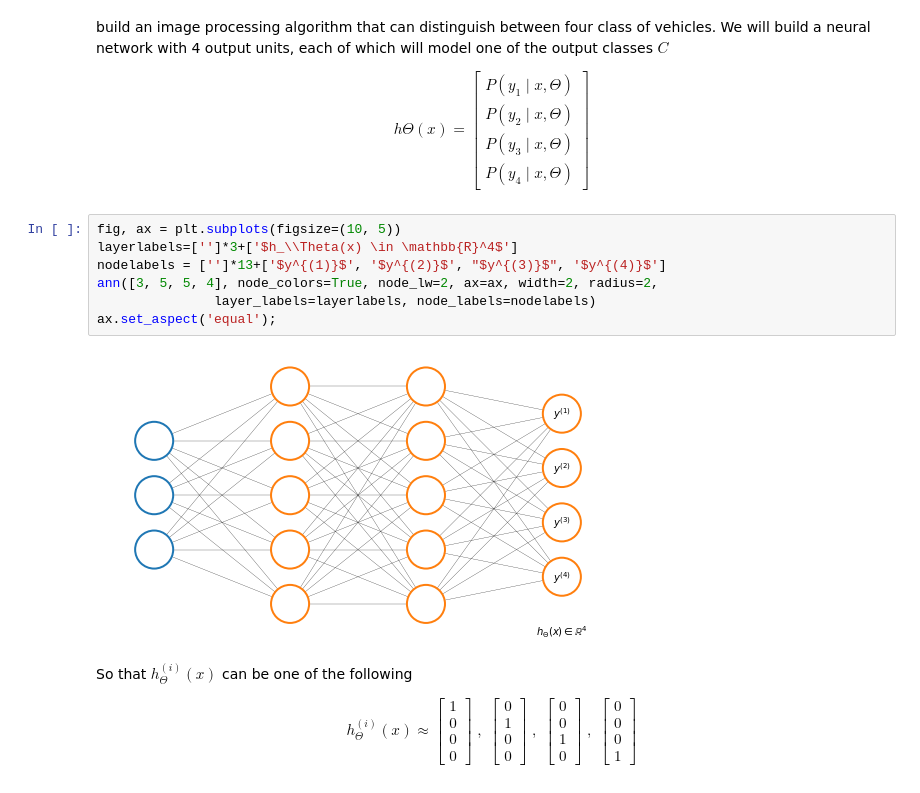
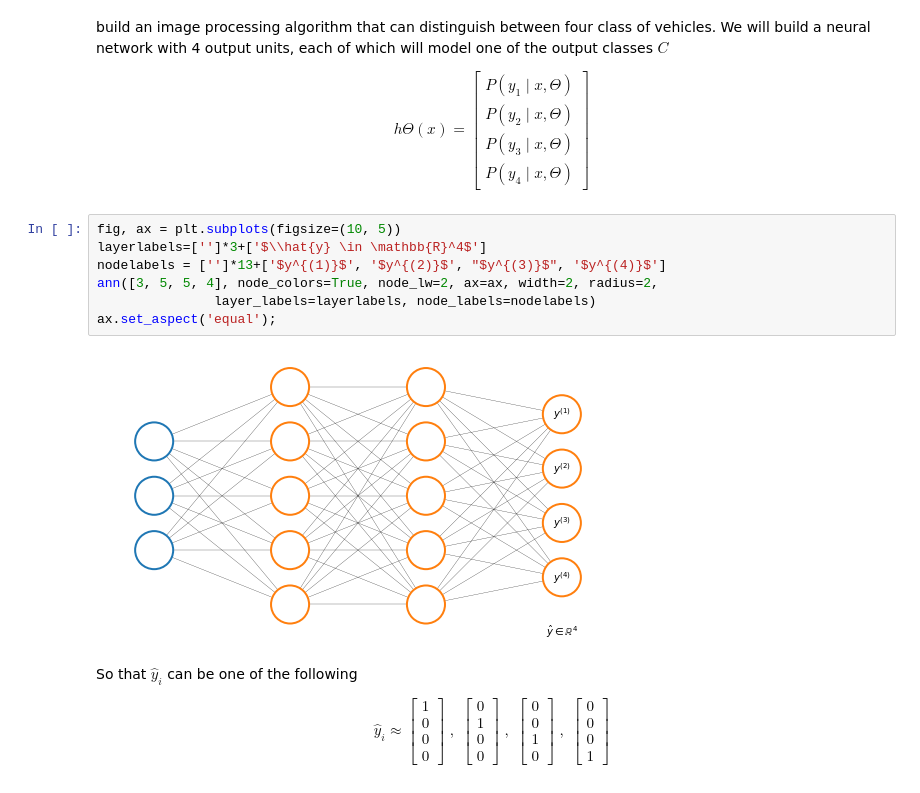
Before and after one commit to marnec/ML, a Jupyter notebook: ML-11-NeuralNetworksApplications.ipynb, the cells around one changed output. Drawn from its saved outputs; the diff is of its cells as text.

```diff
--- a/ML-11-NeuralNetworksApplications.ipynb
+++ b/ML-11-NeuralNetworksApplications.ipynb
@@ -280,15 +280,15 @@ P(y_4 \mid x, \Theta)
 $$
 # %%
 fig, ax = plt.subplots(figsize=(10, 5))
-layerlabels=['']*3+['$h_\\Theta(x) \in \mathbb{R}^4$']
+layerlabels=['']*3+['$\\hat{y} \in \mathbb{R}^4$']
 nodelabels = ['']*13+['$y^{(1)}$', '$y^{(2)}$', "$y^{(3)}$", '$y^{(4)}$']
 ann([3, 5, 5, 4], node_colors=True, node_lw=2, ax=ax, width=2, radius=2,
                layer_labels=layerlabels, node_labels=nodelabels)
 ax.set_aspect('equal');
 # %% [output]
-[figure, old version]
+[figure, new version]
 # %% [markdown]
-So that $h^{(i)}_\Theta(x)$ can be one of the following
+So that $\hat{y}_i$ can be one of the following
 
-$$h^{(i)}_\Theta(x) \approx \begin{bmatrix}1\\0\\0\\0\end{bmatrix} \;, \;  \begin{bmatrix}0\\1\\0\\0\end{bmatrix} \;, \;  \begin{bmatrix}0\\0\\1\\0\end{bmatrix}
+$$\hat{y}_i \approx \begin{bmatrix}1\\0\\0\\0\end{bmatrix} \;, \;  \begin{bmatrix}0\\1\\0\\0\end{bmatrix} \;, \;  \begin{bmatrix}0\\0\\1\\0\end{bmatrix}
 \;, \;  \begin{bmatrix}0\\0\\0\\1\end{bmatrix}$$
```
Also changed, not shown: parts of 10 cells of this notebook, 23 other files.
